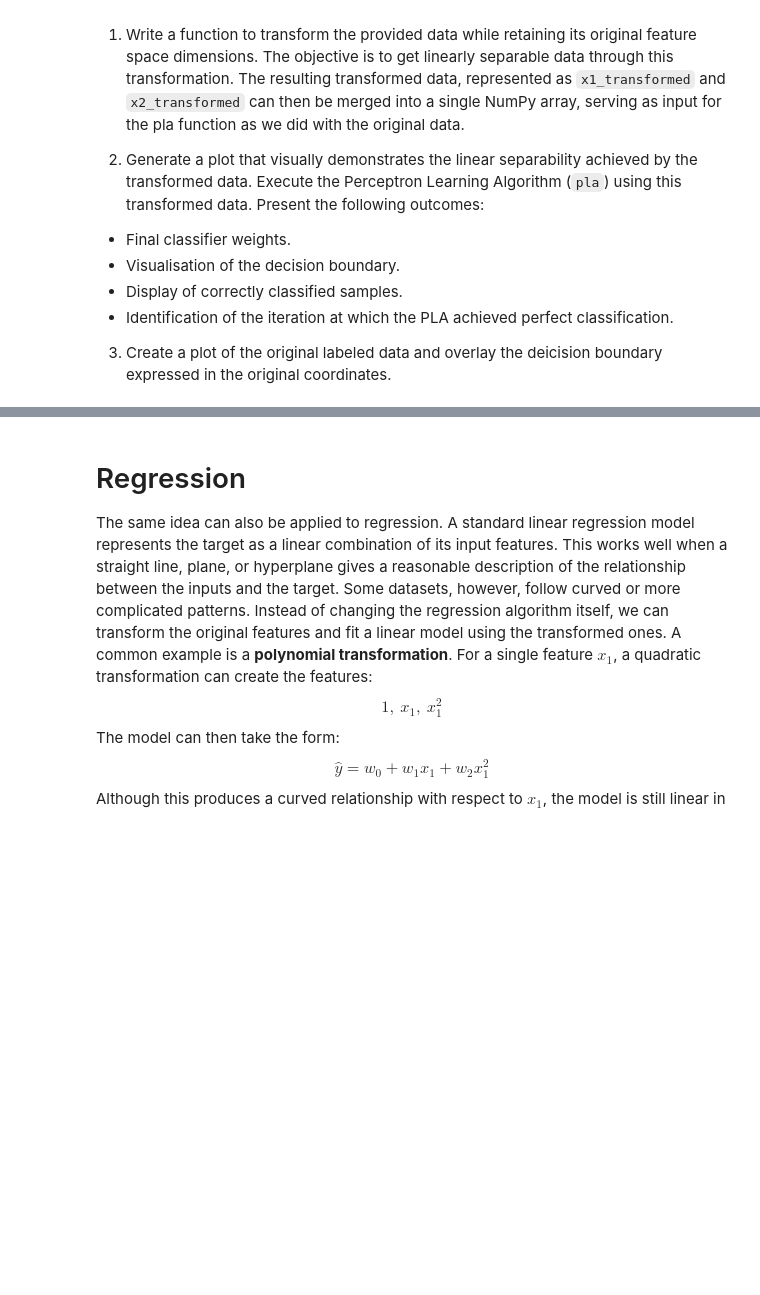
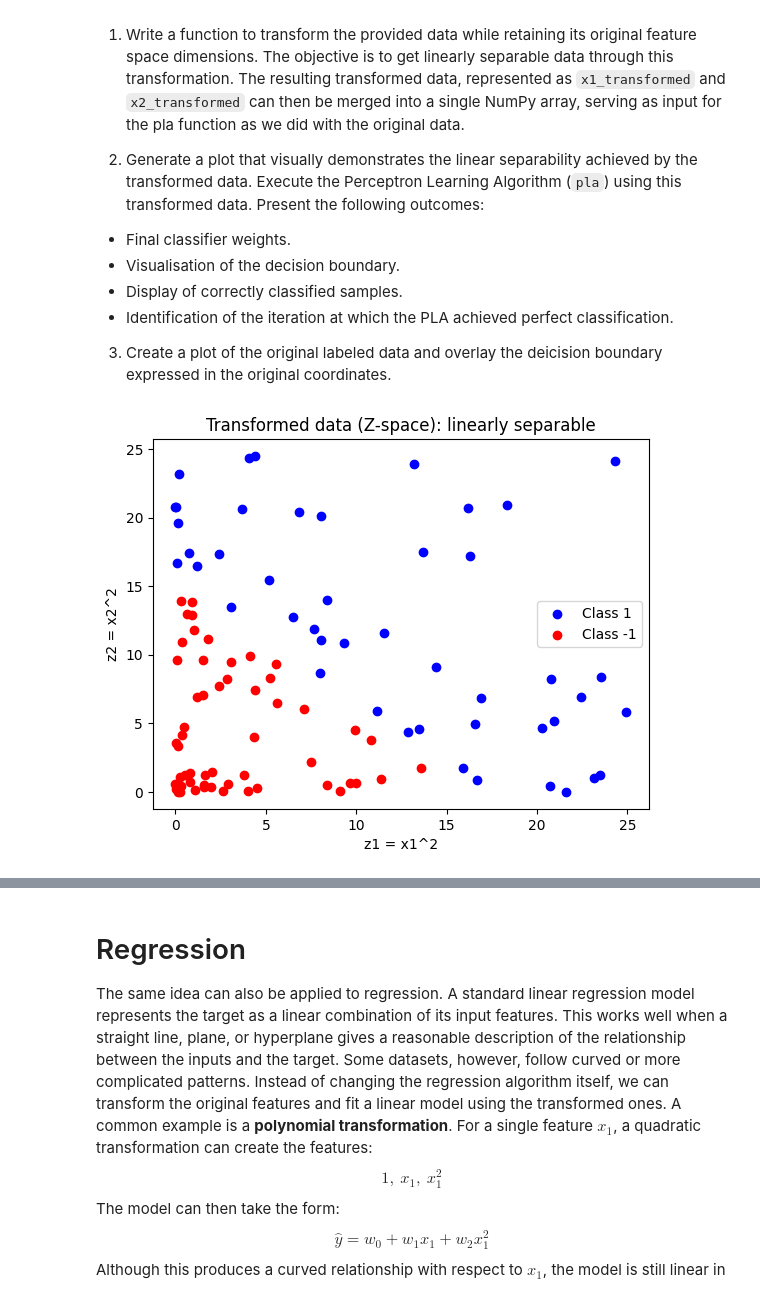
Before and after one commit to Marc0s-ikp/imperial_eee_machine_learning_course-main, a Jupyter notebook: 03_ML_NLFT.ipynb, the cells around one changed output, grey strips where cells are left out. Drawn from its saved outputs; the diff is of its cells as text; code cells hidden in the pictures; blank space fills up the shorter version.

```diff
--- a/03_ML_NLFT.ipynb
+++ b/03_ML_NLFT.ipynb
@@ -164,0 +161,20 @@ def pla(n_iter, X, y):
+# %%
+# Task 1
+def transform(x1, x2):
+    x1_transformed = x1 ** 2
+    x2_transformed = x2 ** 2
+    return x1_transformed, x2_transformed
+
+x1_transformed, x2_transformed = transform(x1, x2)
+X_transformed = np.column_stack((x1_transformed, x2_transformed))
+
+# Plot of the transformed data — now linearly separable
+plt.scatter(x1_transformed[labels == 1], x2_transformed[labels == 1], c='b', label='Class 1')
+plt.scatter(x1_transformed[labels == -1], x2_transformed[labels == -1], c='r', label='Class -1')
+plt.xlabel('z1 = x1^2')
+plt.ylabel('z2 = x2^2')
+plt.title('Transformed data (Z-space): linearly separable')
+plt.legend()
+plt.show()
+# %% [output]
+[figure, added]
```
Also changed, not shown: parts of 9 cells of this notebook.
